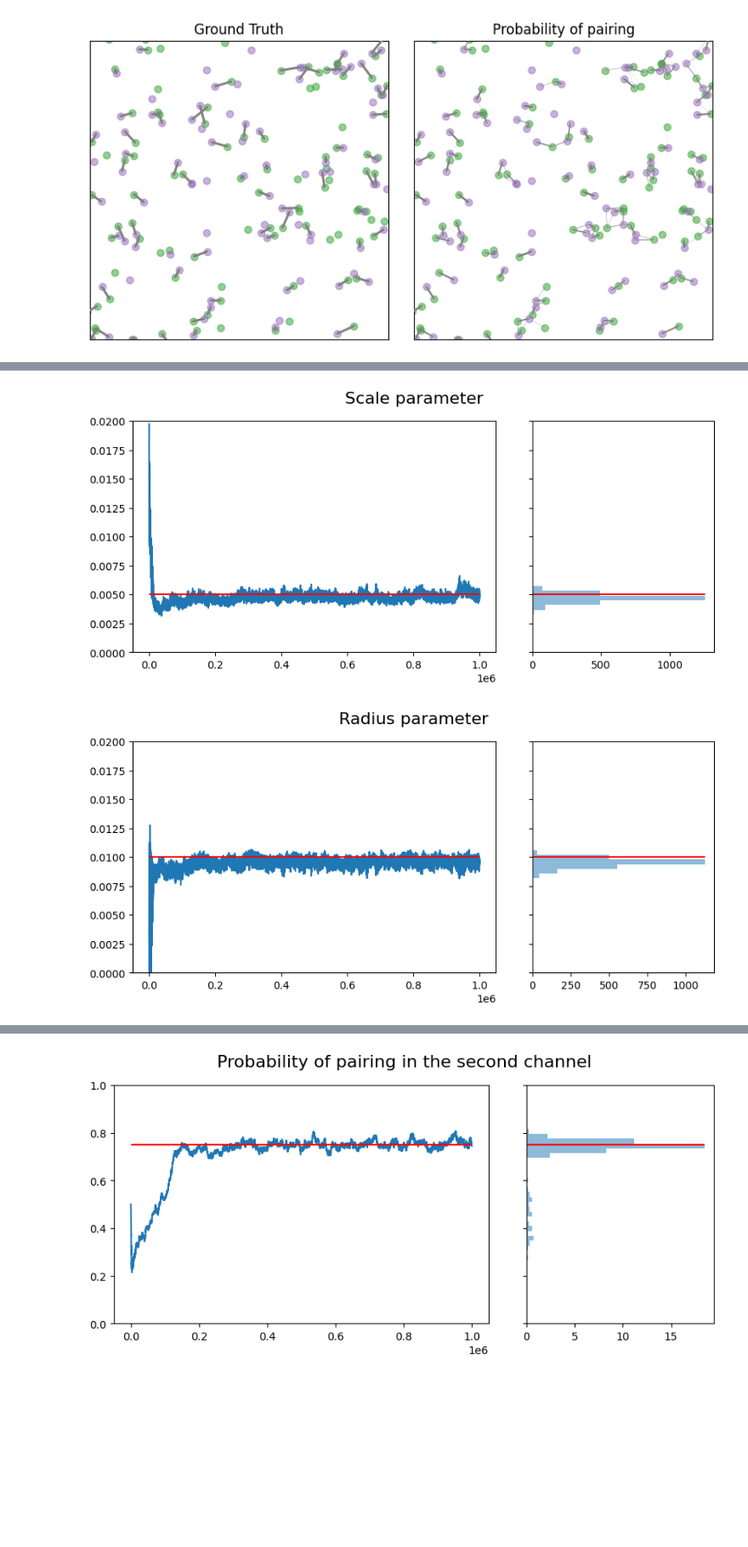
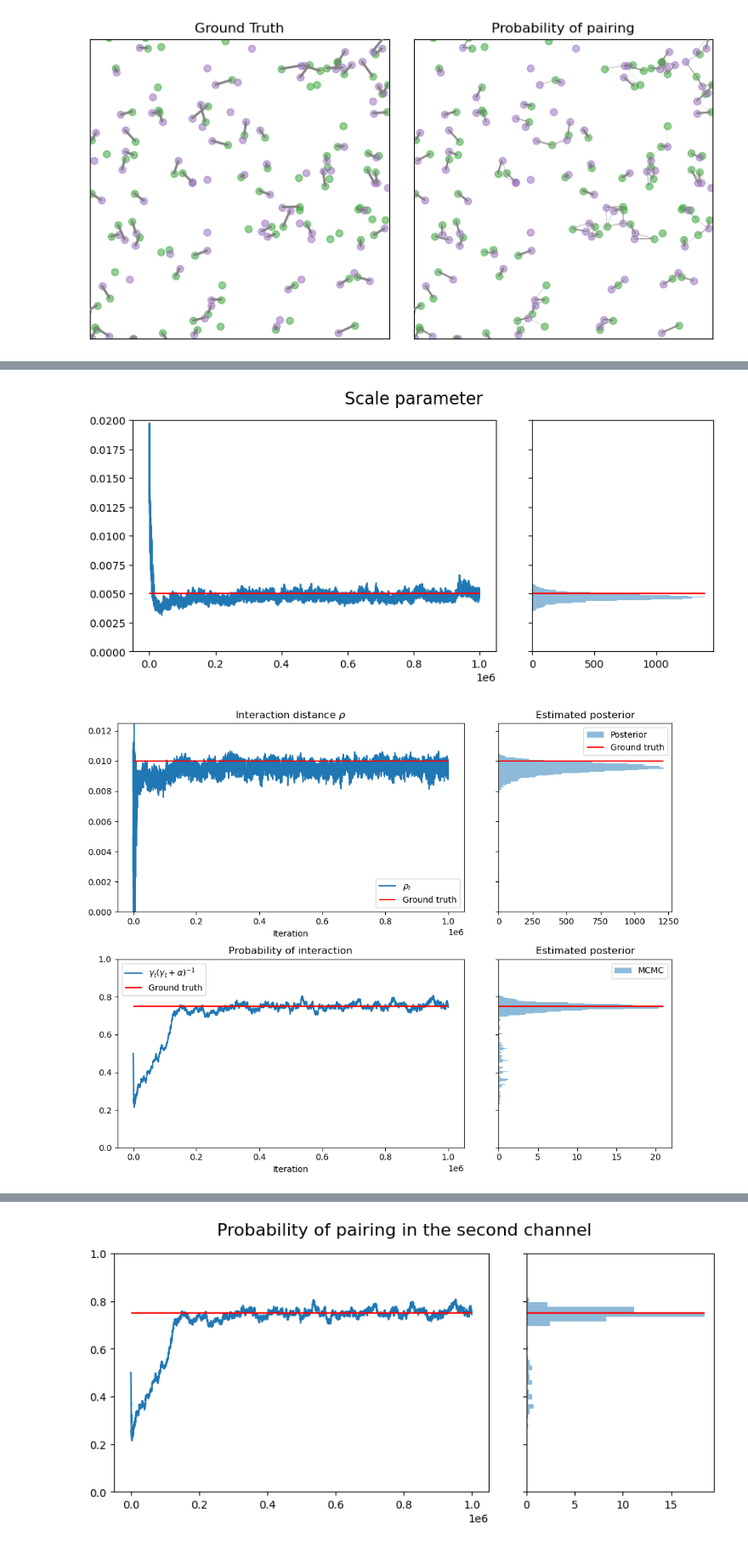
Before and after one commit to gnies/bayes-coloc, a Jupyter notebook: examples/large_dataset example.ipynb, the cells around one changed output, grey strips where cells are left out. Shown at 85% size. Drawn from its saved outputs; the diff is of its cells as text; code cells hidden in the pictures; blank space fills up the shorter version.

```diff
--- a/examples/large_dataset example.ipynb
+++ b/examples/large_dataset example.ipynb
@@ -283,7 +328,7 @@ scale_trajectory = [params["scale"] for params in chain.param_trajectory]
 ax[0].plot(np.arange(len(scale_trajectory)), scale_trajectory)
 ax[0].hlines(y=true_params["scale"], xmin=0, xmax=len(scale_trajectory), color="red")
 
-bins = np.linspace(scale_interval[0], scale_interval[1], 50)
+bins = np.linspace(scale_interval[0], scale_interval[1], 250)
 ax[2].hist(scale_trajectory, bins=bins, alpha=0.5, label="MCMC",
            color="tab:blue", density=True, orientation="horizontal")
 xmax = np.max(np.histogram(scale_trajectory, bins=bins, density=True)[0])
@@ -292,26 +337,65 @@ ax[2].set_ylim(scale_interval)
 ax[2].set_yticklabels([])
 plt.show()
 # %% [output]
-[figure, old version]
+[figure, new version]
 # %%
+# do plot for radius
+radius_interval = [0, 0.0125]
 # do plot for radius parameter
+# ripley_dist = 2.04
+# soda_dist = 2.4
 gridspec = dict(wspace=0.0, width_ratios=[1, 0.1, 0.5])
-fig, ax = plt.subplots(nrows=1, ncols=3, gridspec_kw=gridspec, figsize=(10, 4))
-fig.suptitle("Radius parameter", fontsize=16)
-ax[0].set_ylim(radius_interval)
-ax[1].set_visible(False)
+fig, ax = plt.subplots(nrows=2, ncols=3, gridspec_kw=gridspec, figsize=(10, 8))
+# fig.suptitle("Co-localization distance")# , fontsize=16)
+ax[0, 0].set_ylim(radius_interval)
+ax[0, 1].set_visible(False)
 
 radius_trajectory = [params["radius"] for params in chain.param_trajectory]
-ax[0].plot(np.arange(len(radius_trajectory)), radius_trajectory)
-ax[0].hlines(y=true_params["radius"], xmin=0, xmax=len(radius_trajectory), color="red")
+ax[0, 0].plot(np.arange(len(radius_trajectory)), radius_trajectory, label=r'$\rho_t$')
+ax[0, 0].set_xlabel("Iteration")
+ax[0, 0].hlines(y=true_params["radius"], xmin=0, xmax=len(radius_trajectory), color="red", label="Ground truth")
+# ax[0, 0].hlines(y=ripley_val_radius, xmin=0, xmax=len(radius_trajectory), color="red", label="Ripley value")
+ax[0, 0].legend()
+ax[0, 0].set_title(r'Interaction distance $\rho$')
 
-bins = np.linspace(radius_interval[0], radius_interval[1], 50)
-ax[2].hist(radius_trajectory, bins=bins, alpha=0.5, label="MCMC",
+bins = np.linspace(radius_interval[0], radius_interval[1], 250)
+ax[0, 2].set_title("Estimated posterior")
+ax[0, 2].hist(radius_trajectory, bins=bins, alpha=0.5, label="Posterior",
            color="tab:blue", density=True, orientation="horizontal")
 xmax = np.max(np.histogram(radius_trajectory, bins=bins, density=True)[0])
-ax[2].hlines(y=true_params["radius"], xmin=0, xmax=xmax, color="red")
-ax[2].set_ylim(radius_interval)
-ax[2].set_yticklabels([])
+# ax[1, 2].hlines(y=ripley_dist, xmin=0, xmax=xmax, color="orange", label="Ripley's K")
+# ax[1, 2].hlines(y=soda_dist, xmin=0, xmax=xmax, color="green", label="SODA")
+ax[0, 2].hlines(y=true_params["radius"], xmin=0, xmax=xmax, color="red", label="Ground truth")
+ax[0, 2].set_ylim(radius_interval)
+ax[0, 2].set_yticklabels([])
+ax[0, 2].legend()
+
+
+ax[1, 0].set_ylim((0, 1))
+ax[1, 0].set_title("Probability of interaction")
+ax[1, 0].set_xlabel("Iteration")
+
+ax[1, 1].set_visible(False)
+p_a_pair_traj = [params["gamma"]/(params["gamma"]+params["alpha"]) for params in chain.param_trajectory]
+p_a_pair_true = true_params["gamma"]/(true_params["gamma"] + true_params["alpha"])
+ax[1, 0].plot(np.arange(len(p_a_pair_traj)), p_a_pair_traj, label=r'$\gamma_t(\gamma_t + \alpha)^{-1}$')
+ax[1, 0].hlines(y=p_a_pair_true, xmin=0, xmax=len(p_a_pair_traj), color="red", label="Ground truth")
+ax[1, 0].legend()
+bins = np.linspace(0, 1, 250)
+ax[1, 2].hist(p_a_pair_traj, bins=bins, alpha=0.5, label="MCMC",
+           color="tab:blue", density=True, orientation="horizontal")
+xmax = np.max(np.histogram(p_a_pair_traj, bins=bins, density=True)[0])
+# ax[1, 2].hlines(y=ripley_percent, xmin=0, xmax=xmax, color="orange", label="Ripley's K")
+# ax[1, 2].hlines(y=soda_percent, xmin=0, xmax=xmax, color="green", label="SODA")
+
+ax[1, 2].hlines(y=p_a_pair_true, xmin=0, xmax=xmax, color="red", label="Ground truth")
+ax[1, 2].set_ylim((0, 1))
+ax[1, 2].set_title("Estimated posterior")
+
+ax[1, 2].set_yticklabels([])
+ax[1, 2].legend()
+plt.tight_layout()
+plt.savefig("param result.png", dpi=400)
 plt.show()
 # %% [output]
-[figure, old version]
+[figure, new version]
```
Also changed, not shown: parts of 9 cells of this notebook.
